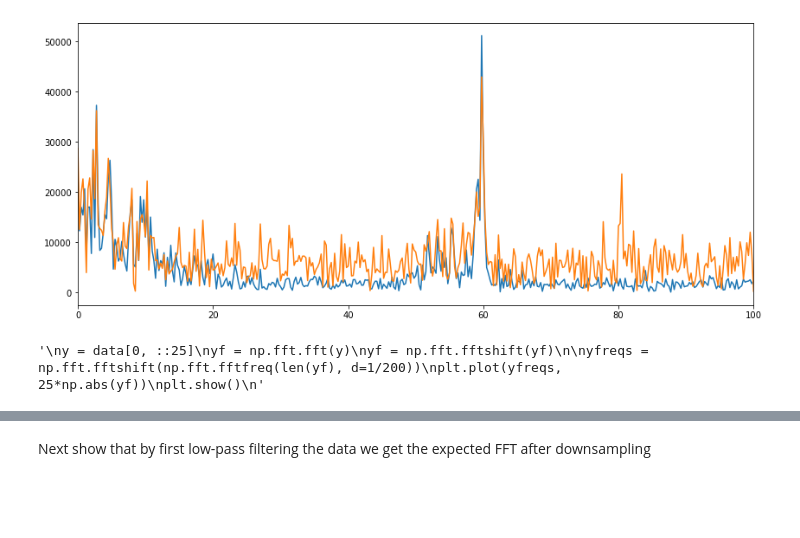
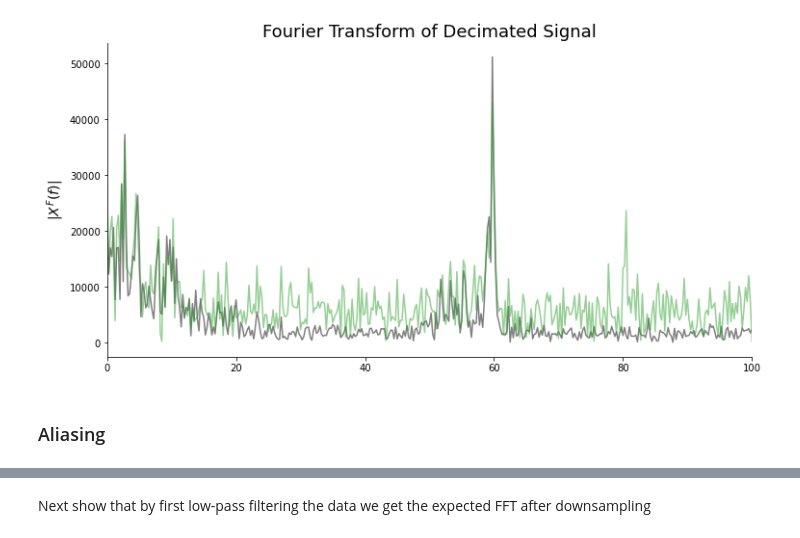
Before and after one commit to mscaudill/openseize, a Jupyter notebook: demos/resampling.ipynb, the cells around one changed output, grey strips where cells are left out. Drawn from its saved outputs; the diff is of its cells as text; code cells hidden in the pictures; blank space fills up the shorter version.

Commit message:
Initial commit of Introduction with aliasing example on real data.

```diff
--- a/demos/resampling.ipynb
+++ b/demos/resampling.ipynb
@@ -25,0 +63,8 @@ plt.show()
+# %%
+# lets read in the first 4 seconds of data from the demo file sampled at 5 KHz.
+# if your not sure whats going on here please see the reading_files demo first
+fp = paths.locate('recording_001.edf')
+reader = Reader(fp)
+reader.channels = [0]
+fs = 5000
+x = reader.read(0, 4*fs) #first 4 seconds of data
@@ -25,0 +73,4 @@ plt.show()
+# %%
+# since the signal is real we use the real FFT and we build the frequencies
+x_f = np.fft.rfft(x).reshape(-1,1)
+x_freqs = np.fft.rfftfreq(x.shape[-1], d=1/fs)
@@ -26,23 +102,21 @@ plt.show()
 # %%
-y = data[0, ::25]
-yf = np.fft.rfft(y)
-yfreqs = np.fft.rfftfreq(len(y), d=1/200)
+# Now decimate the signal by a factor of 25 reducing the sample rate from 5 KHz to 200 Hz
+decimated = x[0, ::25]
+decimated_f = np.fft.rfft(decimated)
+decimated_freqs = np.fft.rfftfreq(decimated.shape[-1], d=1/fs * 25)
 
-fig, ax = plt.subplots(figsize=(14, 6))
-ax.plot(xfreqs, np.abs(xf))
-ax.plot(yfreqs, 25*np.abs(yf))
+fig, ax = plt.subplots(figsize=(12, 6))
+ax.plot(x_freqs, np.abs(x_f), label='Undecimated', color='gray')
+# note the factor of 25, we have 25x less signal so the amplitude drops by the decimation factor
+ax.plot(decimated_freqs, 25*np.abs(decimated_f), label='25-fold Decimation', color='tab:green', alpha=0.5)
+
+ax.set_ylabel('$|X^F(f)|$', fontsize=14)
+ax.spines.top.set_visible(False)
+ax.spines.right.set_visible(False)
 ax.set_xlim([0,100])
+ax.set_title('Fourier Transform of Decimated Signal', fontsize=18)
 plt.show()
-
-"""
-y = data[0, ::25]
-yf = np.fft.fft(y)
-yf = np.fft.fftshift(yf)
-
-yfreqs = np.fft.fftshift(np.fft.fftfreq(len(yf), d=1/200))
-plt.plot(yfreqs, 25*np.abs(yf))
-plt.show()
-"""
 # %% [output]
-[figure, old version]
+[figure, new version]
-'\ny = data[0, ::25]\nyf = np.fft.fft(y)\nyf = np.fft.fftshift(yf)\n\nyfreqs = np.fft.fftshift(np.fft.fftfreq(len(yf), d=1/200))\nplt.plot(yfreqs, 25*np.abs(yf))\nplt.show()\n'
+# %% [markdown]
+### Aliasing
```
Also changed, not shown: parts of 23 cells of this notebook.
